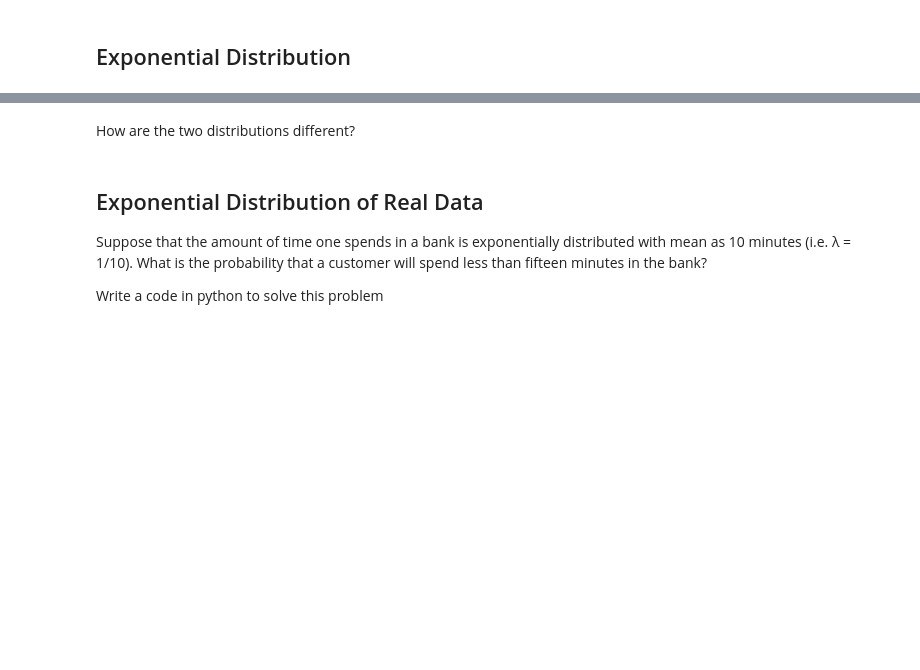
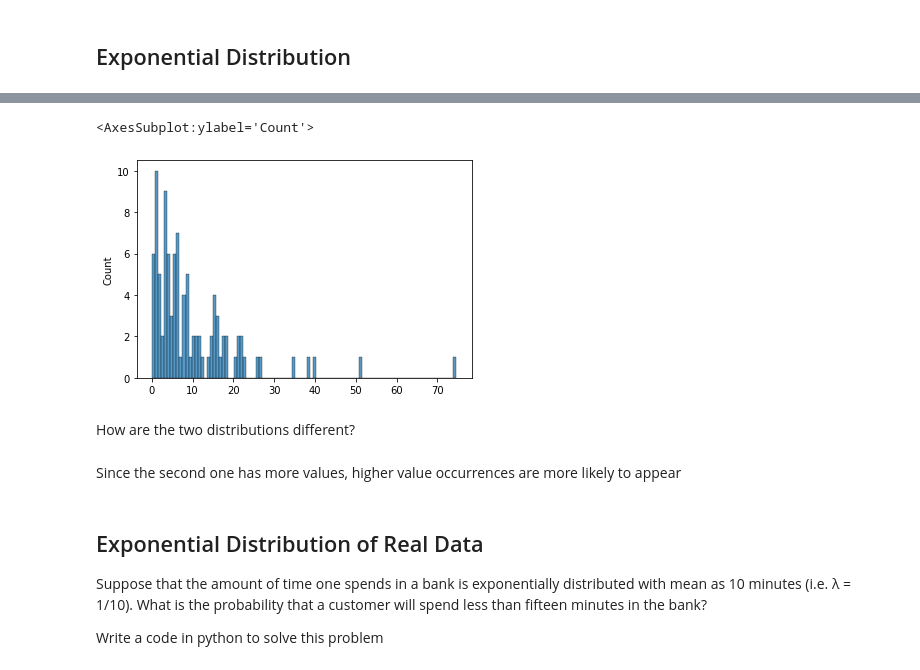
Before and after one commit to Ironhack-Data-Madrid-Agosto-2021/lab-continuous-probability-distributions, a Jupyter notebook: your-code/main.ipynb, the cells around one changed output, grey strips where cells are left out. Drawn from its saved outputs; the diff is of its cells as text; code cells hidden in the pictures; blank space fills up the shorter version.

```diff
--- a/your-code/main.ipynb
+++ b/your-code/main.ipynb
@@ -156,2 +162,7 @@ Your output should look like below:
+# %%
+sns.histplot(np.random.exponential(10,100),bins=100)
+# %% [output]
+<AxesSubplot:ylabel='Count'>
+[figure, added]
 # %% [markdown]
 How are the two distributions different?
@@ -160,3 +169,5 @@ How are the two distributions different?
+# %% [markdown]
+Since the second one has more values, higher value occurrences are more likely to appear
 # %% [markdown]
 ## Exponential Distribution of Real Data
 
```
Also changed, not shown: parts of 10 cells of this notebook.
